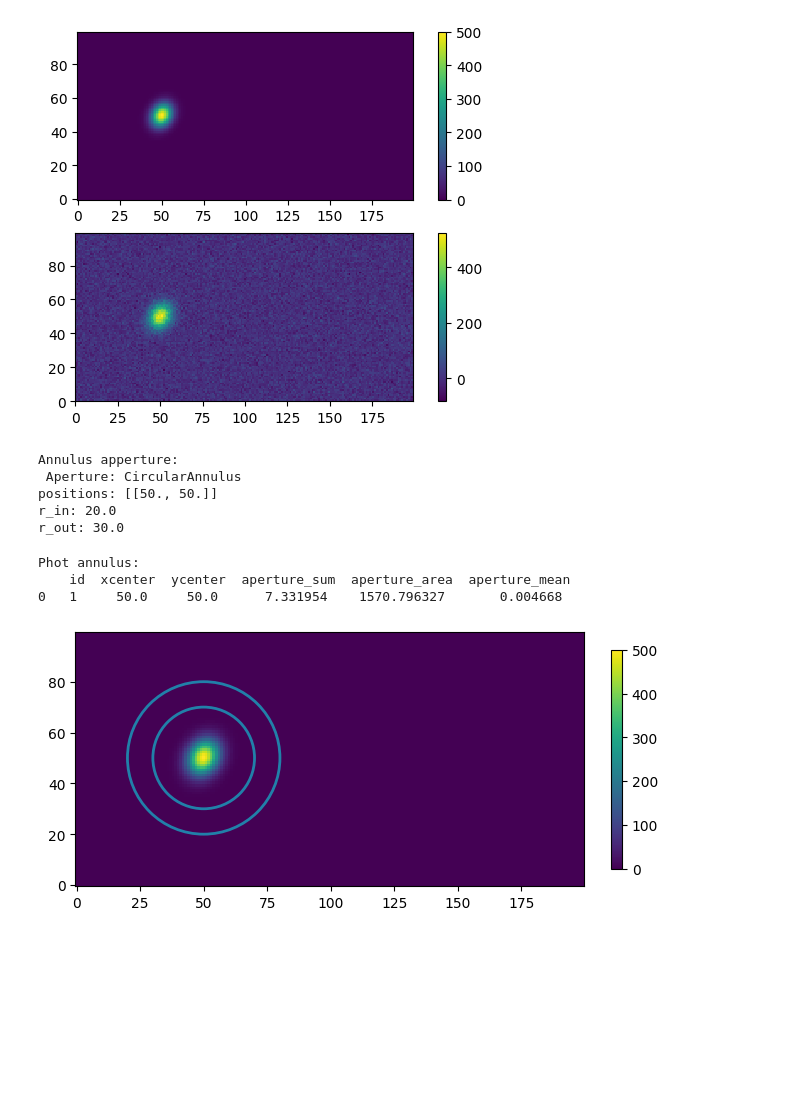
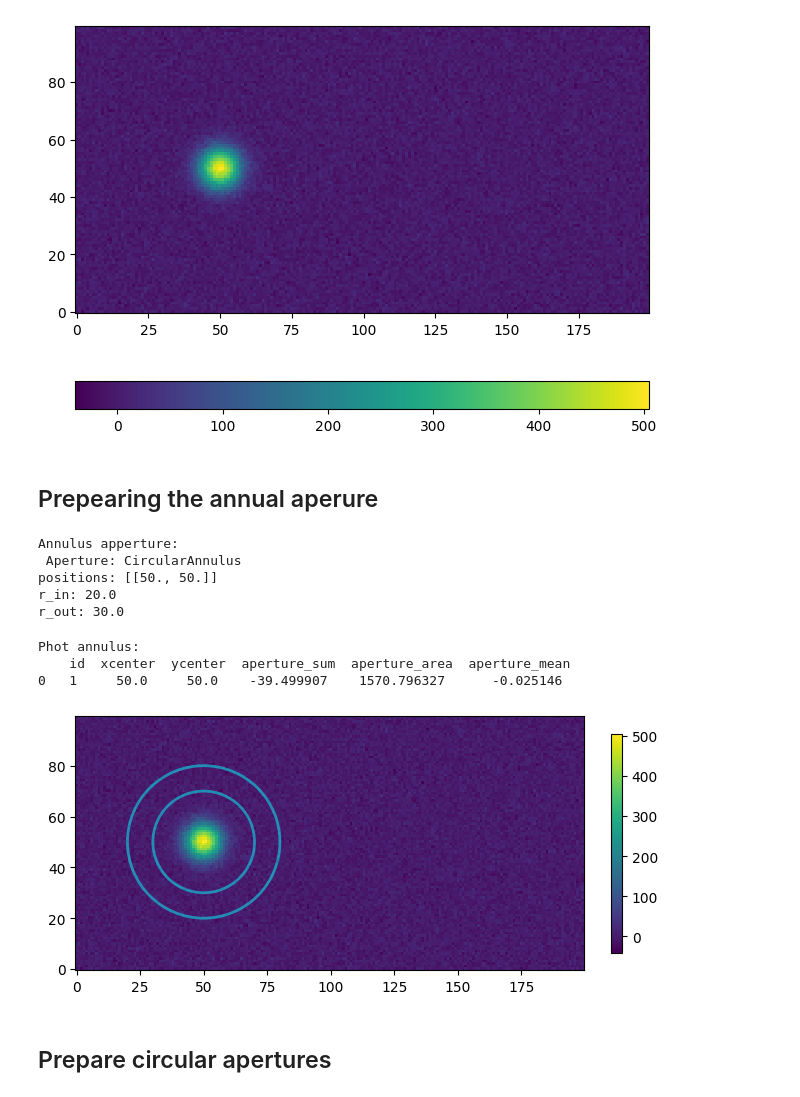
Before and after one commit to AlexeySergeyev/grow_gaussian, a Jupyter notebook: demo.ipynb, the cells around one changed output. Cells and saved outputs as stored; diff of their text form; code cells hidden in the pictures; blank space fills up the shorter version.

Commit message:
Added figures of symmetry and asymmetry cases

```diff
--- a/demo.ipynb
+++ b/demo.ipynb
@@ -14,13 +12,8 @@ import pol_model as plm
 # %%
 # Create a model and generate some data
-m1 = plm.GaussModel(a=500, sx=5, theta=pi/3, ratio=0.8)
-x, y, m1_data = plm.Model2Data(m1, 0, 200, 0, 100, noise=0)
-
-m2 = plm.GaussModel(a=500, sx=m1.x_stddev.value*1.1, theta=pi/3, ratio=0.8)
-x, y, m2_data = plm.Model2Data(m2, 0, 200, 0, 100, noise=20)
-
+m1 = plm.GaussModel(a=500, sx=5, theta=pi/3, ratio=1.0)
+x, y, m1_data = plm.Model2Data(m1, 0, 200, 0, 100, noise=10)
 print('1:', m1)
-print('2:', m2)
 # %% [output]
 1: Model: Gaussian2D
 Inputs: ('x', 'y')
@@ -41,18 +26,17 @@ Parameters:
 # %%
-fig, ax = plt.subplots(2, 1)
+fig, ax = plt.subplots(1)
 
-cb0 = ax[0].imshow(m1_data, origin='lower', interpolation='nearest',
+cb0 = ax.imshow(m1_data, origin='lower', interpolation='nearest',
         #    extent=(x.min(), x.max(), y.min(), y.max())
            )
-
-cb1 = ax[1].imshow(m2_data, origin='lower', interpolation='nearest',
-           extent=(x.min(), x.max(), y.min(), y.max())
-           )
-plt.colorbar(cb0, ax=ax[0])
-plt.colorbar(cb1, ax=ax[1])
+plt.colorbar(cb0, ax=ax, orientation='horizontal')
+plt.tight_layout()
+plt.savefig('figs/model1.png', facecolor='white')
 plt.show()
 # %% [output]
-[figure, old version]
+[figure, new version]
+# %% [markdown]
+## Prepearing the annual aperure
 # %%
 positions = [(m1.x_mean.value, m1.y_mean.value)]
 
@@ -87,8 +71,10 @@ r_in: 20.0
 r_out: 30.0
 Phot annulus:
     id  xcenter  ycenter  aperture_sum  aperture_area  aperture_mean
-0   1     50.0     50.0      7.331954    1570.796327       0.004668
+0   1     50.0     50.0    -39.499907    1570.796327      -0.025146
-[figure, old version]
+[figure, new version]
+# %% [markdown]
+## Prepare circular apertures
 # %%
 fig = plt.figure()
 ax = fig.add_subplot(111)
```
Also changed, not shown: parts of 20 cells of this notebook, 6 other files.
